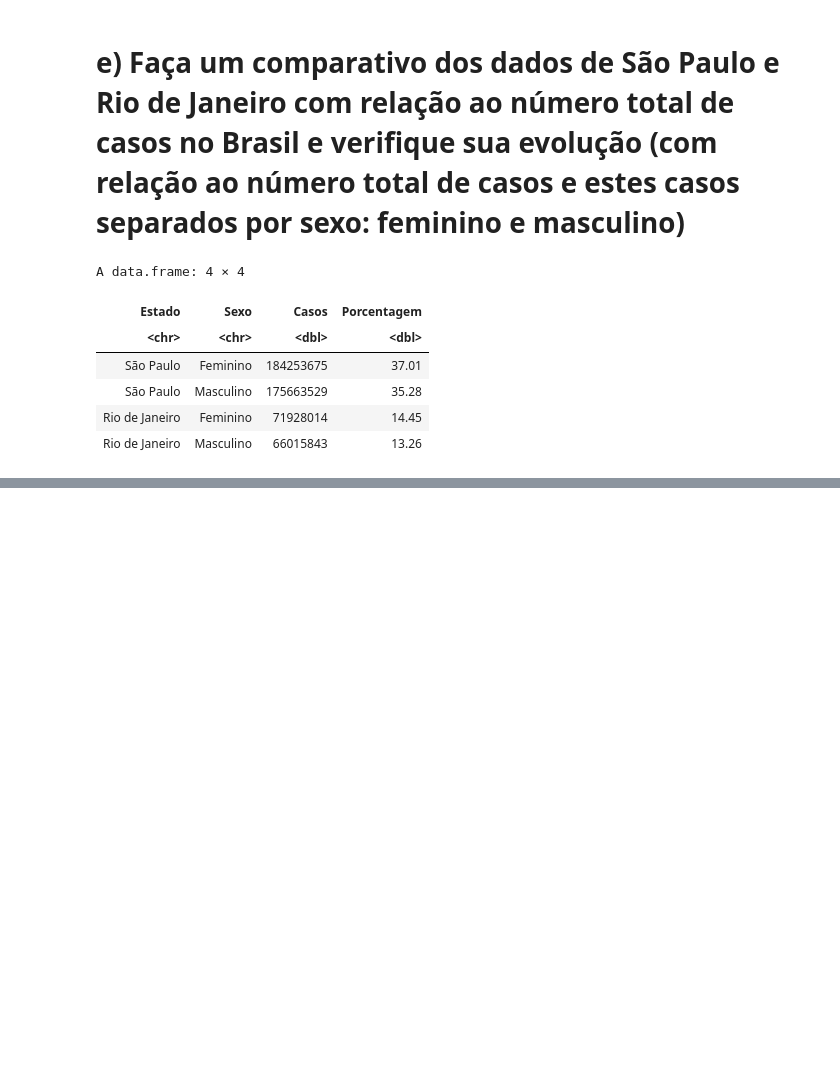
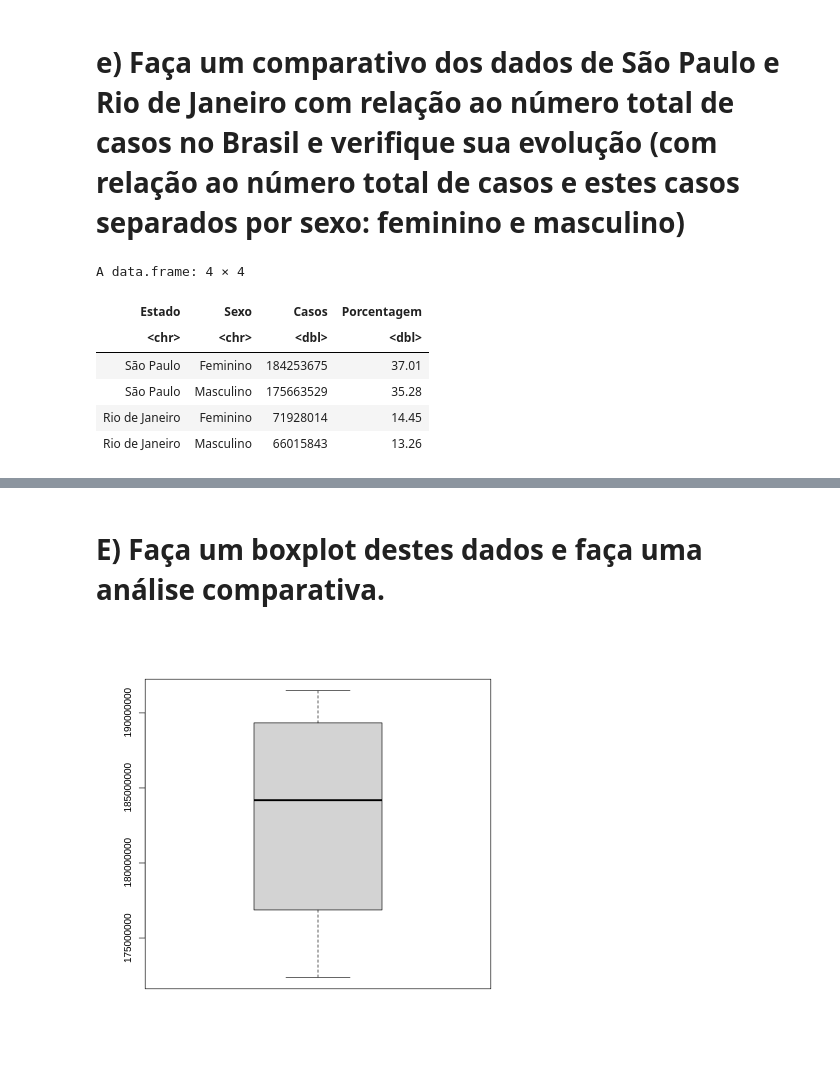
Before and after one commit to Gabrieldiasdeoliveira/Analise-Bayesiana, a Jupyter notebook: Atividade_2.ipynb, the cells around one changed output, grey strips where cells are left out. Cells and saved outputs as stored; diff of their text form; code cells hidden in the pictures; blank space fills up the shorter version.

```diff
--- a/Atividade_2.ipynb
+++ b/Atividade_2.ipynb
@@ -315,0 +347,7 @@ A data.frame: 4 × 4
+# %% [markdown]
+# E) Faça um boxplot destes dados e faça uma análise comparativa.
+# %%
+# Faça um boxplot destes dados
+boxplot(dados$soma_Brasil)
+# %% [output]
+[figure, added]
```
Also changed, not shown: parts of 4 cells of this notebook.
